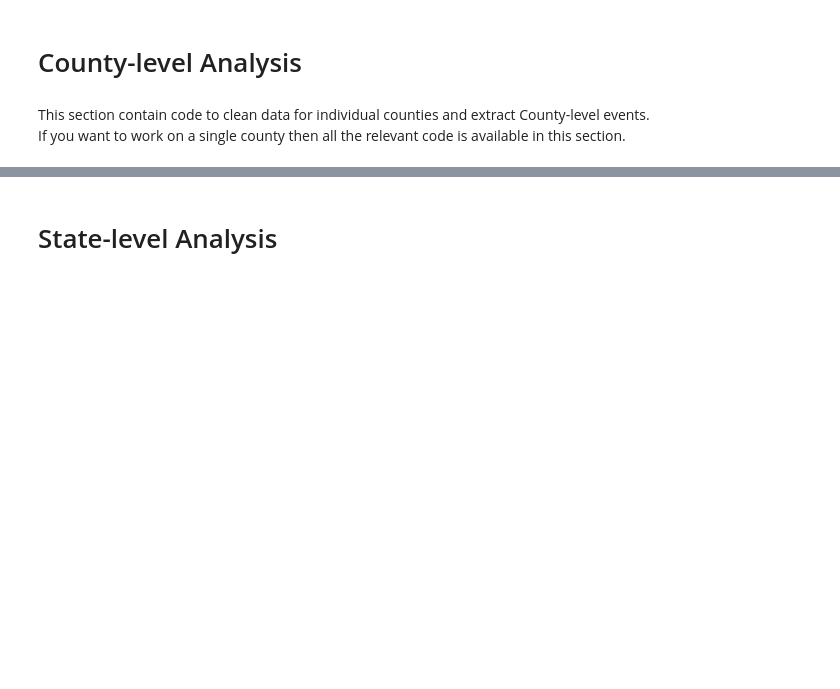
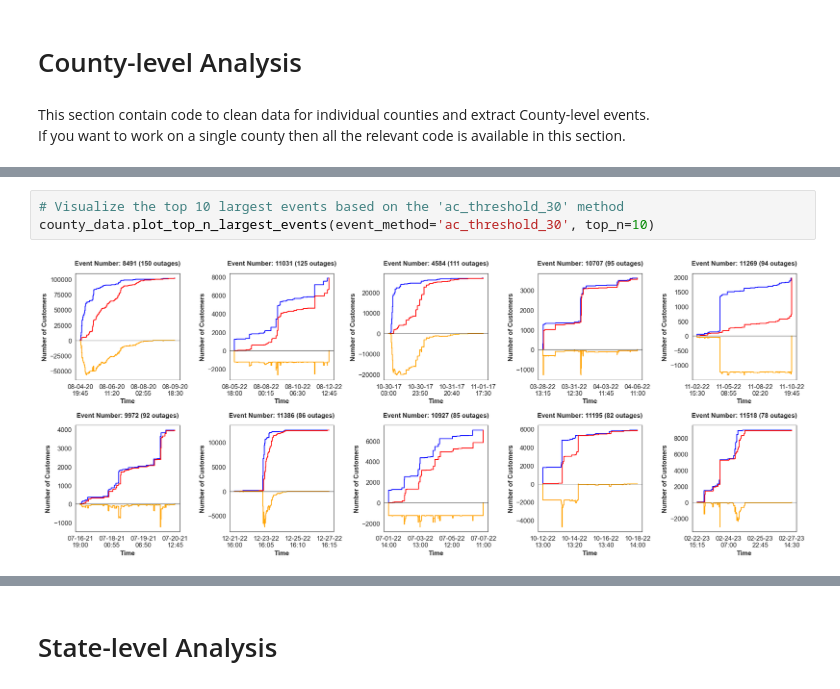
Before and after one commit to arslanleo/eagleiDataProcessor, a Jupyter notebook: eaglei_analysis.ipynb, the cells around one changed output, grey strips where cells are left out. Drawn from its saved outputs; the diff is of its cells as text; blank space fills up the shorter version.

```diff
--- a/eaglei_analysis.ipynb
+++ b/eaglei_analysis.ipynb
@@ -97,0 +148,5 @@ If you want to work on a single county then all the relevant code is available i
+# %%
+# Visualize the top 10 largest events based on the 'ac_threshold_30' method
+county_data.plot_top_n_largest_events(event_method='ac_threshold_30', top_n=10)
+# %% [output]
+[figure, added]
```
Also changed, not shown: parts of 11 cells of this notebook, 3 other files.
